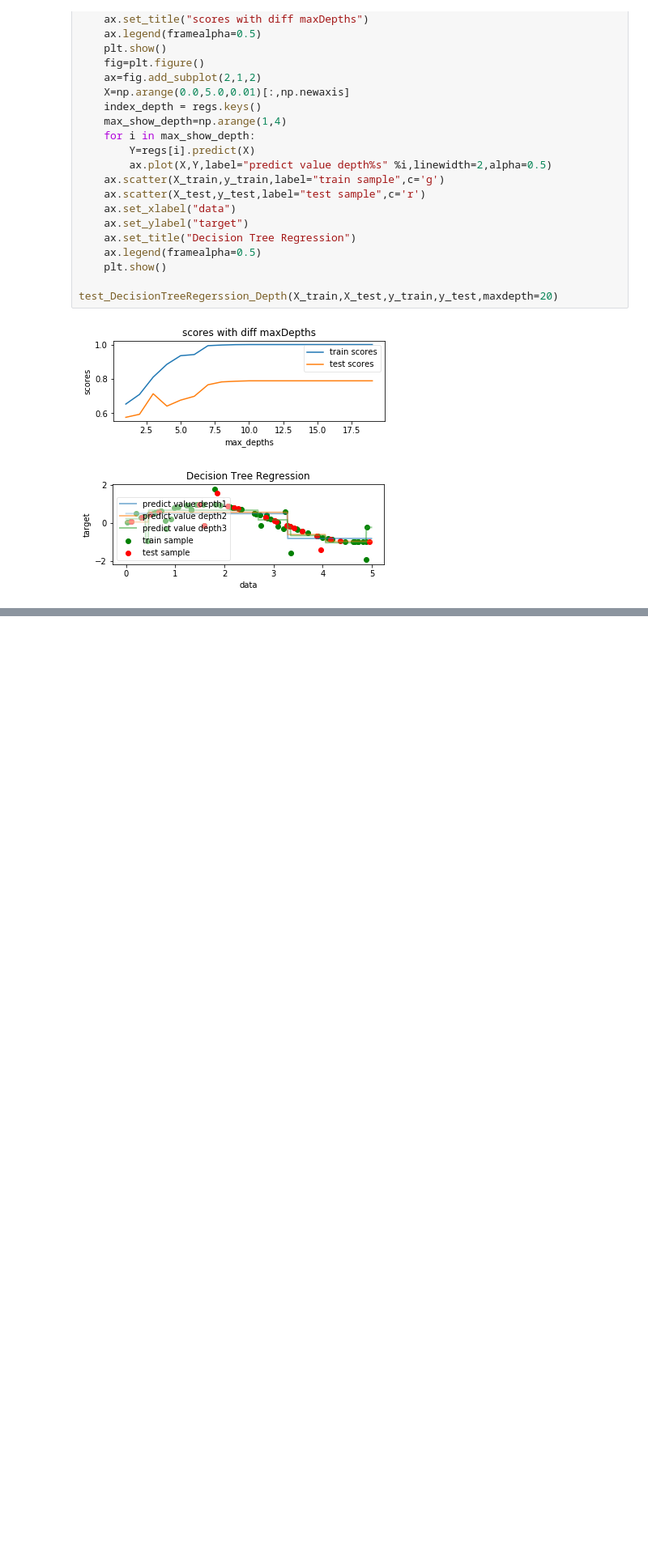
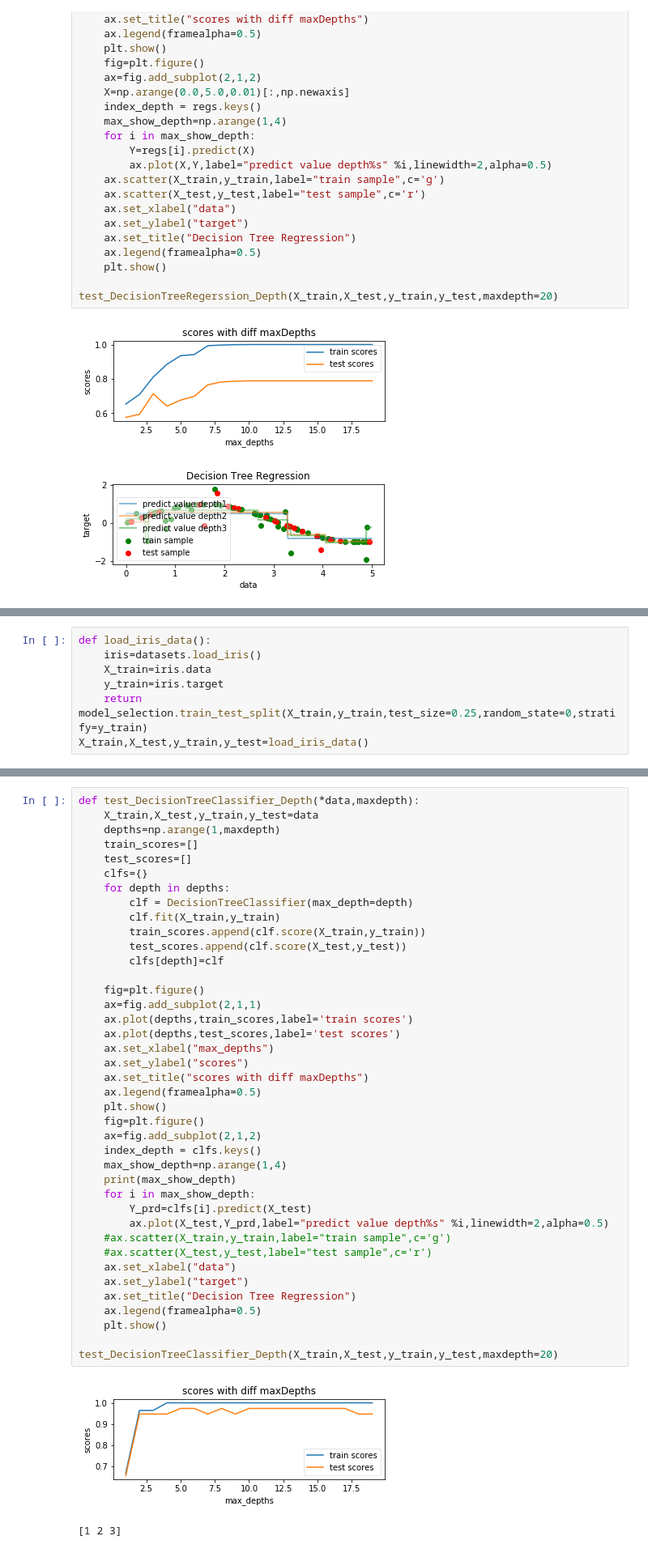
Before and after one commit to sycophant-stone/ml_dl_book_notes, a Jupyter notebook: chapter2_DecisionTreeRegression.ipynb, the cells around one changed output, grey strips where cells are left out. Shown: that part at 81% size. Saved outputs shown, nothing was run; the diff lists cells and outputs as text; blank space fills up the shorter version.

```diff
--- a/chapter2_DecisionTreeRegression.ipynb
+++ b/chapter2_DecisionTreeRegression.ipynb
@@ -126,0 +136,7 @@ test_DecisionTreeRegerssion_Depth(X_train,X_test,y_train,y_test,maxdepth=20)
+# %%
+def load_iris_data():
+    iris=datasets.load_iris()
+    X_train=iris.data
+    y_train=iris.target
+    return model_selection.train_test_split(X_train,y_train,test_size=0.25,random_state=0,stratify=y_train)
+X_train,X_test,y_train,y_test=load_iris_data()
@@ -126,0 +215,43 @@ test_DecisionTreeRegerssion_Depth(X_train,X_test,y_train,y_test,maxdepth=20)
+# %%
+def test_DecisionTreeClassifier_Depth(*data,maxdepth):
+    X_train,X_test,y_train,y_test=data
+    depths=np.arange(1,maxdepth)
+    train_scores=[]
+    test_scores=[]
+    clfs={}
+    for depth in depths:
+        clf = DecisionTreeClassifier(max_depth=depth)
+        clf.fit(X_train,y_train)
+        train_scores.append(clf.score(X_train,y_train))
+        test_scores.append(clf.score(X_test,y_test))
+        clfs[depth]=clf
+
+    fig=plt.figure()
+    ax=fig.add_subplot(2,1,1)
+    ax.plot(depths,train_scores,label='train scores')
+    ax.plot(depths,test_scores,label='test scores')
+    ax.set_xlabel("max_depths")
+    ax.set_ylabel("scores")
+    ax.set_title("scores with diff maxDepths")
+    ax.legend(framealpha=0.5)
+    plt.show()
+    fig=plt.figure()
+    ax=fig.add_subplot(2,1,2)
+    index_depth = clfs.keys()
+    max_show_depth=np.arange(1,4)
+    print(max_show_depth)
+    for i in max_show_depth:
+        Y_prd=clfs[i].predict(X_test)
+        ax.plot(X_test,Y_prd,label="predict value depth%s" %i,linewidth=2,alpha=0.5)
+    #ax.scatter(X_train,y_train,label="train sample",c='g')
+    #ax.scatter(X_test,y_test,label="test sample",c='r')
+    ax.set_xlabel("data")
+    ax.set_ylabel("target")
+    ax.set_title("Decision Tree Regression")
+    ax.legend(framealpha=0.5)
+    plt.show()
+
+test_DecisionTreeClassifier_Depth(X_train,X_test,y_train,y_test,maxdepth=20)
+# %% [output]
+[figure, added]
+[1 2 3]
```
Also changed, not shown: parts of 6 cells of this notebook.
